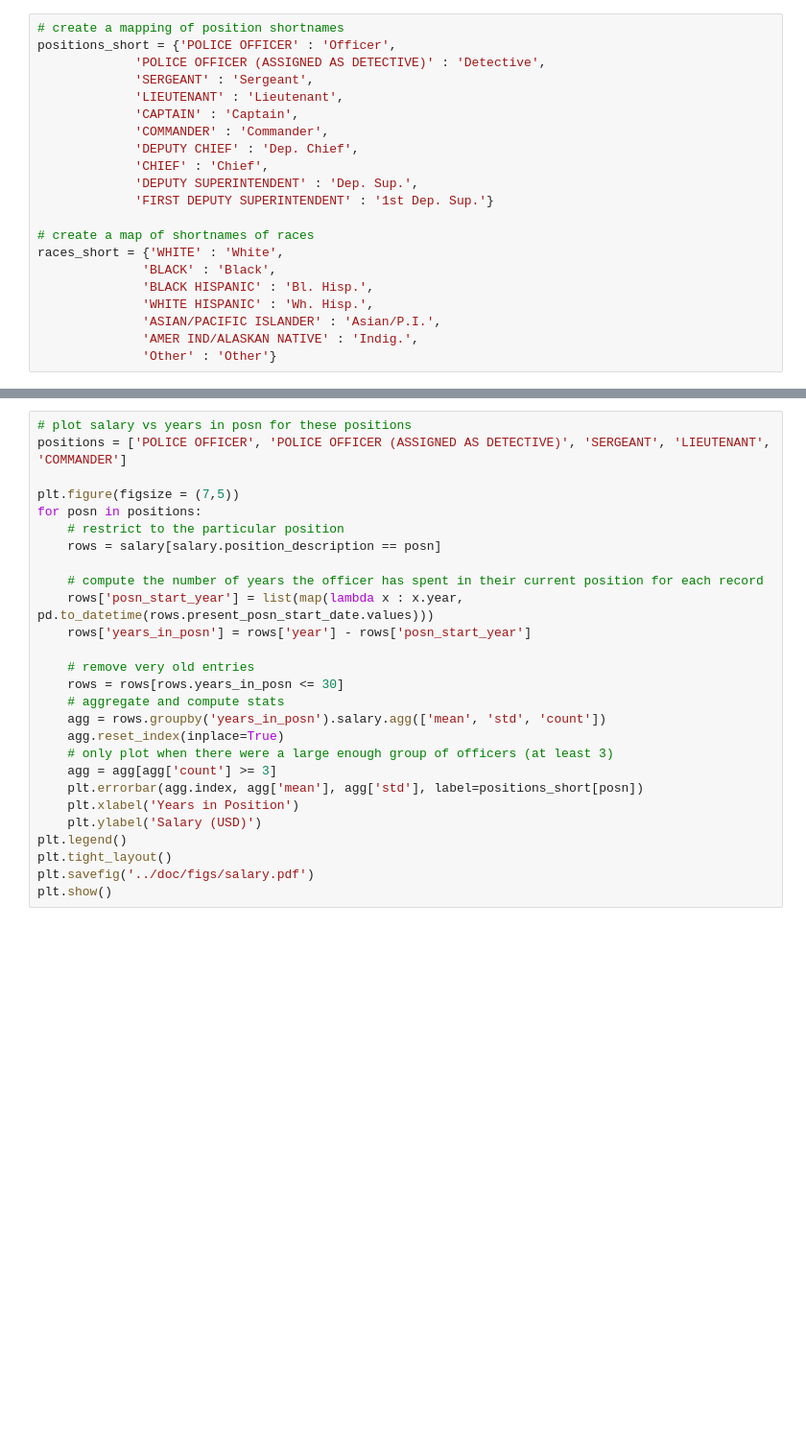
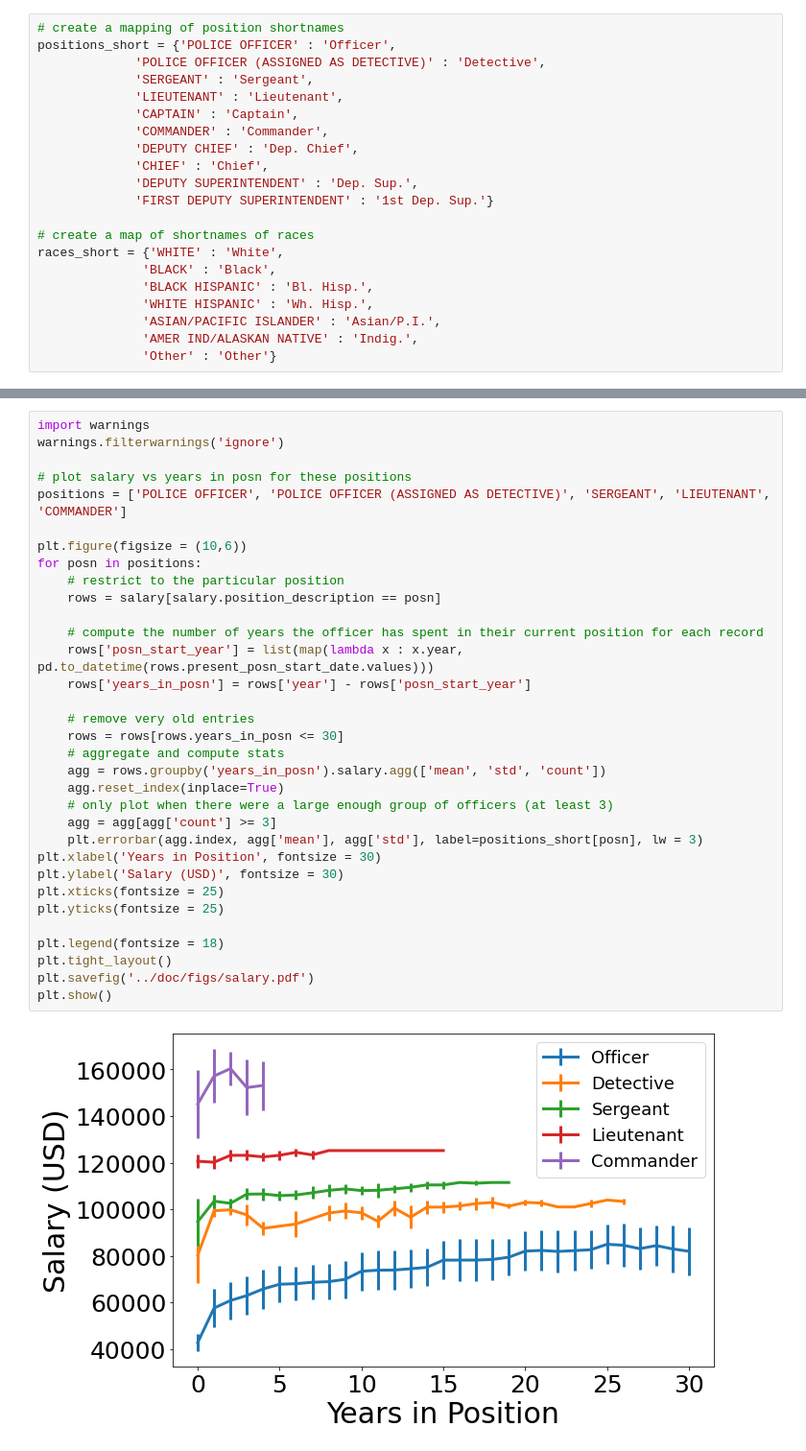
Before and after one commit to chicago-police-violence/data, a Jupyter notebook: examples/examples_salary.ipynb, the cells around one changed output, grey strips where cells are left out. Shown: that part at 96% size. Saved outputs shown, nothing was run; the diff lists cells and outputs as text; blank space fills up the shorter version.

Commit message:
fixing salary ticks

```diff
--- a/examples/examples_salary.ipynb
+++ b/examples/examples_salary.ipynb
@@ -54,30 +83,38 @@ salary
 # %%
+import warnings
+warnings.filterwarnings('ignore')
+
 # plot salary vs years in posn for these positions
 positions = ['POLICE OFFICER', 'POLICE OFFICER (ASSIGNED AS DETECTIVE)', 'SERGEANT', 'LIEUTENANT', 'COMMANDER']
 
-plt.figure(figsize = (7,5))
+plt.figure(figsize = (10,6))
 for posn in positions:
     # restrict to the particular position
     rows = salary[salary.position_description == posn]
 
     # compute the number of years the officer has spent in their current position for each record
     rows['posn_start_year'] = list(map(lambda x : x.year, pd.to_datetime(rows.present_posn_start_date.values)))
     rows['years_in_posn'] = rows['year'] - rows['posn_start_year']
 
     # remove very old entries
     rows = rows[rows.years_in_posn <= 30]
     # aggregate and compute stats
     agg = rows.groupby('years_in_posn').salary.agg(['mean', 'std', 'count'])
     agg.reset_index(inplace=True)
     # only plot when there were a large enough group of officers (at least 3)
     agg = agg[agg['count'] >= 3]
-    plt.errorbar(agg.index, agg['mean'], agg['std'], label=positions_short[posn])
-    plt.xlabel('Years in Position')
-    plt.ylabel('Salary (USD)')
-plt.legend()
+    plt.errorbar(agg.index, agg['mean'], agg['std'], label=positions_short[posn], lw = 3)
+plt.xlabel('Years in Position', fontsize = 30)
+plt.ylabel('Salary (USD)', fontsize = 30)
+plt.xticks(fontsize = 25)
+plt.yticks(fontsize = 25)
+
+plt.legend(fontsize = 18)
 plt.tight_layout()
 plt.savefig('../doc/figs/salary.pdf')
 plt.show()
+# %% [output]
+[figure, added]
 # %%
 # plot salary all positions across race + gender
 sns.set_style('whitegrid')
```
Also changed, not shown: parts of 8 cells of this notebook, 4 other files.
